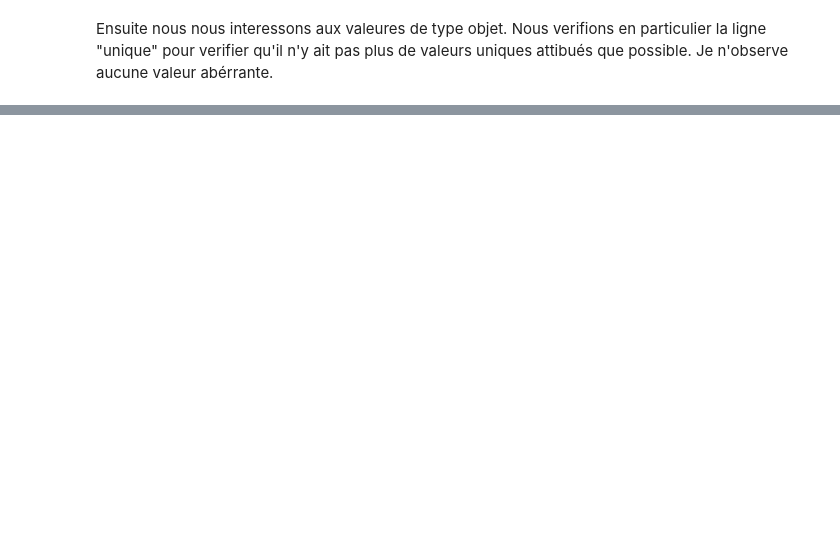
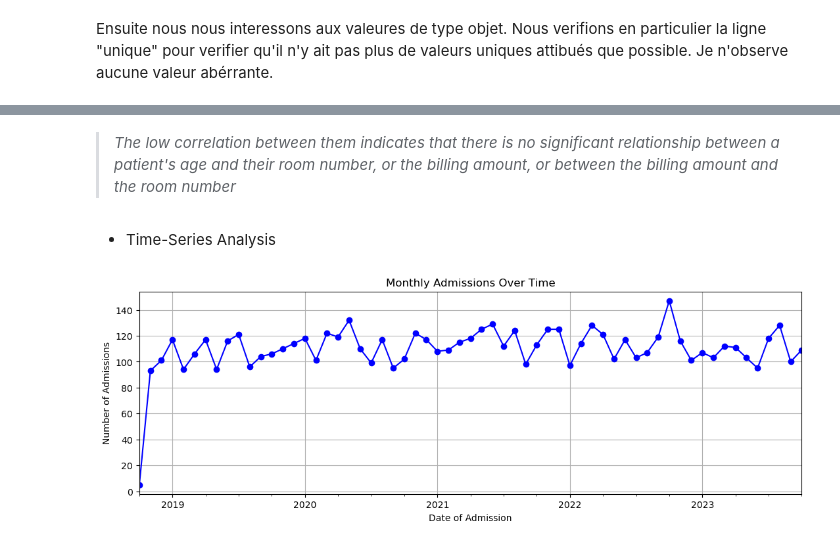
Before and after one commit to nassimlamnini/Healthcare_analysis, a Jupyter notebook: Healthcare_Project.ipynb, the cells around one changed output, grey strips where cells are left out. Drawn from its saved outputs; the diff is of its cells as text; code cells hidden in the pictures; blank space fills up the shorter version.

```diff
--- a/Healthcare_Project.ipynb
+++ b/Healthcare_Project.ipynb
@@ -199,0 +298,23 @@ Je n'observe aucune valeur abérrante.
+# %% [markdown]
+>*The low correlation between them indicates that there is no significant relationship between a patient's age and their room number, or the billing amount, or between the billing amount and the room number*
+# %% [markdown]
+- Time-Series Analysis
+# %%
+df1 = df.copy()
+
+df1['Date of Admission'] = pd.to_datetime(df1['Date of Admission'], errors='coerce')
+
+df1 = df1.dropna(subset=['Date of Admission'])
+
+time_series_data = df1.set_index('Date of Admission')
+
+monthly_admissions = time_series_data.resample('M').size()
+#plotting the trends in admissions over time
+plt.figure(figsize=(13, 4))
+monthly_admissions.plot(title='Monthly Admissions Over Time', color='blue', marker='o')
+plt.xlabel('Date of Admission')
+plt.ylabel('Number of Admissions')
+plt.grid(True)
+plt.show()
+# %% [output]
+[figure, added]
```
Also changed, not shown: parts of 31 cells of this notebook.
